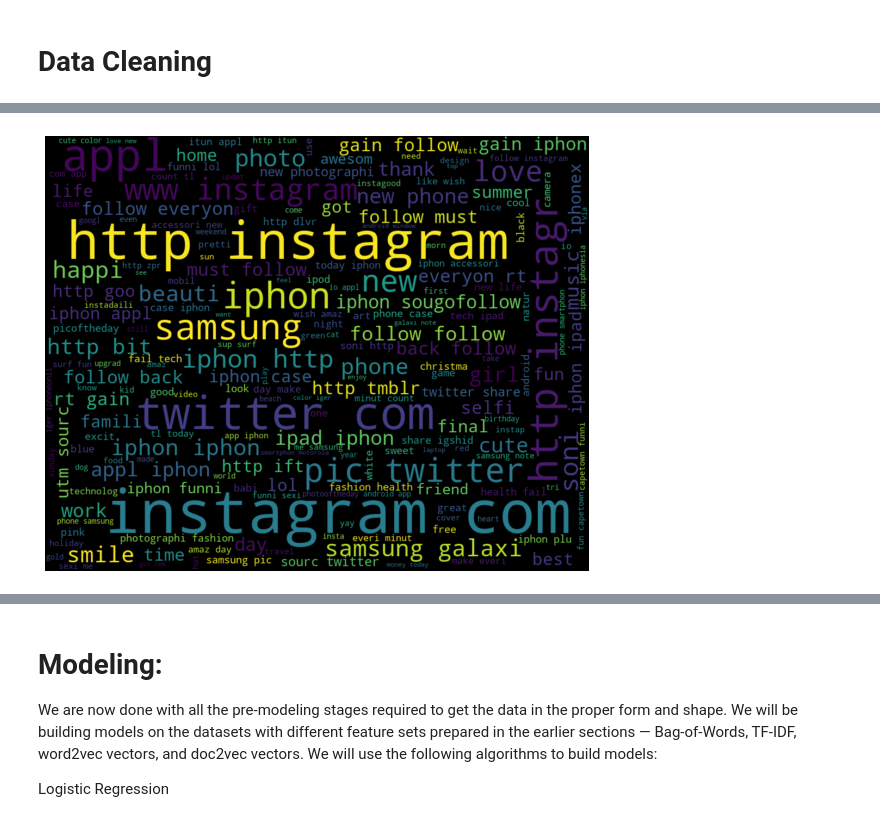
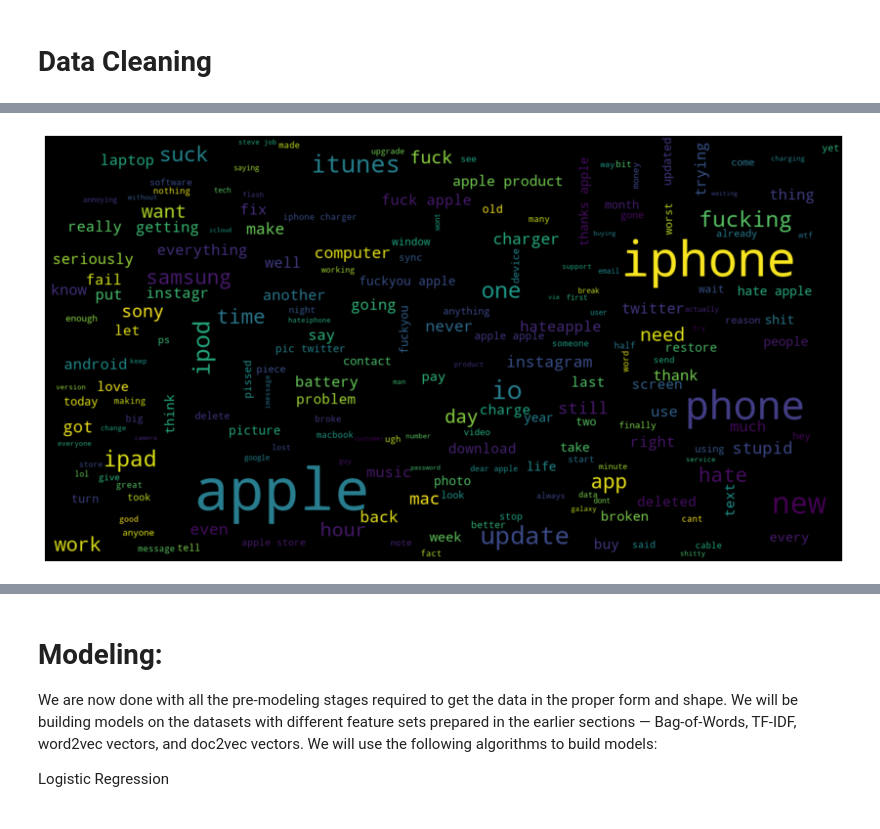
Before and after one commit to Mitesh512/AV_Sentimental-Analysis_NLP, a Jupyter notebook: Tweeter_sentimental Analysis.ipynb, the cells around one changed output, grey strips where cells are left out. Saved outputs shown, nothing was run; the diff lists cells and outputs as text; code cells hidden in the pictures.

```diff
--- a/Tweeter_sentimental Analysis.ipynb
+++ b/Tweeter_sentimental Analysis.ipynb
@@ -138,0 +150,8 @@ df.head()
+# %%
+xtrain['mod_tweet'] = xtrain['mod_tweet'].str.replace("[^a-zA-Z#]", " ")
+xvalid['mod_tweet'] = xvalid['mod_tweet'].str.replace("[^a-zA-Z#]", " ")
+
+xtrain['mod_tweet']=xtrain['mod_tweet'].apply(lambda x: ' '.join([w for w in x.split() if w not in puncs]))
+xvalid['mod_tweet']=xvalid['mod_tweet'].apply(lambda x: ' '.join([w for w in x.split() if w not in puncs]))
+
+xtrain.head(2)
@@ -175,8 +185,0 @@ Name: mod_tweet, dtype: object
-# %%
-# Now we can normalize the tokenized tweets.
-# Stemming
-
-from nltk.stem.porter import *
-stemmer = PorterStemmer()
-tokenized_tweet = tokenized_tweet.apply(lambda x: [stemmer.stem(i) for i in x])
-tokenized_tweet.head()
@@ -204,0 +194,19 @@ df.head()
+# %%
+stemmer = PorterStemmer()
+lemmatizer = WordNetLemmatizer()
+def tokenize_and_normalize(df):
+    tokenized_tweet = df['mod_tweet'].apply(lambda x: x.split())
+    # tokenized_tweet = tokenized_tweet.apply(lambda x: [stemmer.stem(i) for i in x])
+    tokenized_tweet = tokenized_tweet.apply(lambda x: [lemmatizer.lemmatize(i.lower()) for i in x])
+
+    for i in range(len(tokenized_tweet)):
+        tokenized_tweet[i] = ' '.join(tokenized_tweet[i])
+
+    df['mod_tweet'] = tokenized_tweet
+
+    return df
+# %%
+xtrain = tokenize_and_normalize(xtrain)
+xvalid = tokenize_and_normalize(xvalid)
+print(xtrain.shape, xvalid.shape)
+xtrain.head(2)
@@ -229,15 +252,11 @@ plt.show()
 # %%
 # Wordcloud with positive sentiments
+neg_words = ' '.join([text for text in xtrain[ytrain['label']==1]['mod_tweet']])
+wordcloud = WordCloud(width=1500, height=800, random_state=21, max_font_size=110).generate(neg_words)
 
-pos_words = ' '.join([text for text in df[df['label']==0]['mod_tweet']])
-
-from wordcloud import WordCloud
-
-wordcloud = WordCloud(width=1000, height=800, random_state=21, max_font_size=110).generate(pos_words)
-
-plt.figure(figsize=(10, 8))
+plt.figure(figsize=(15, 8))
 plt.imshow(wordcloud, interpolation="bilinear")
 plt.axis('off')
 plt.show()
 # %% [output]
-[figure, old version]
+[figure, new version]
```
Also changed, not shown: parts of 77 cells of this notebook.
